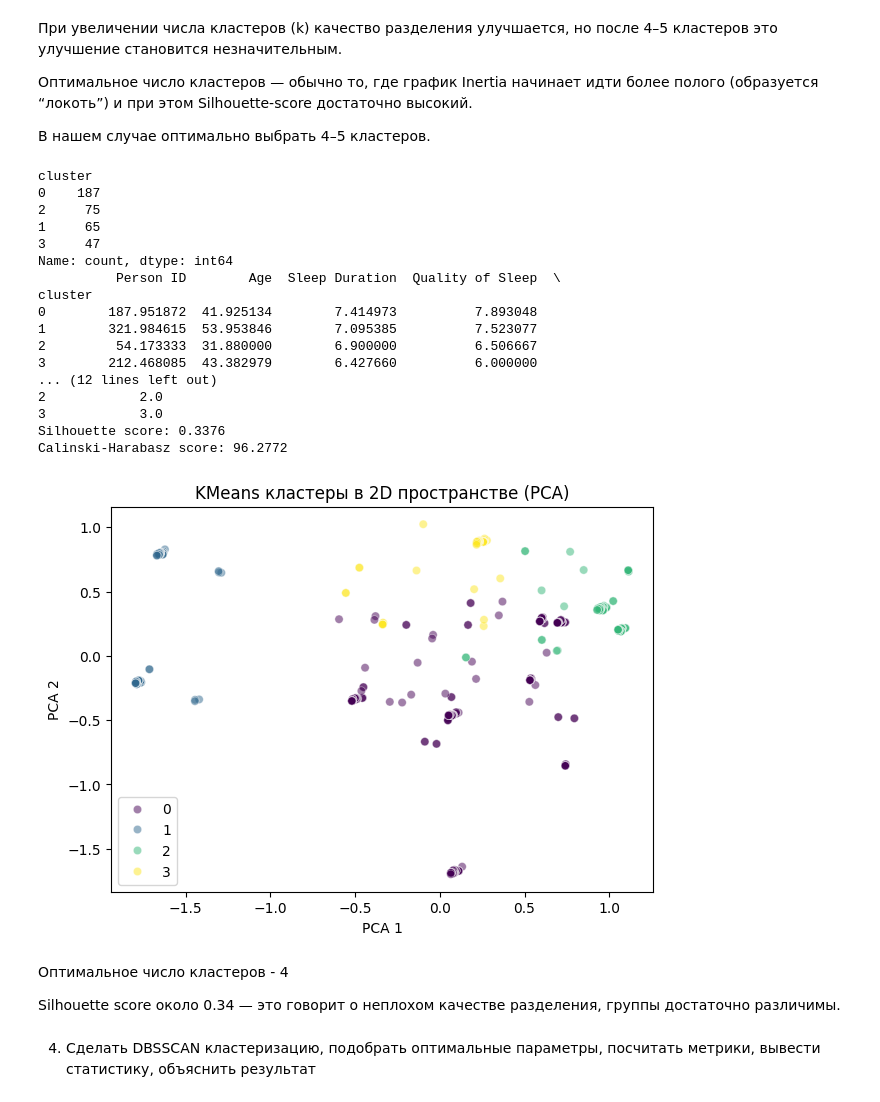
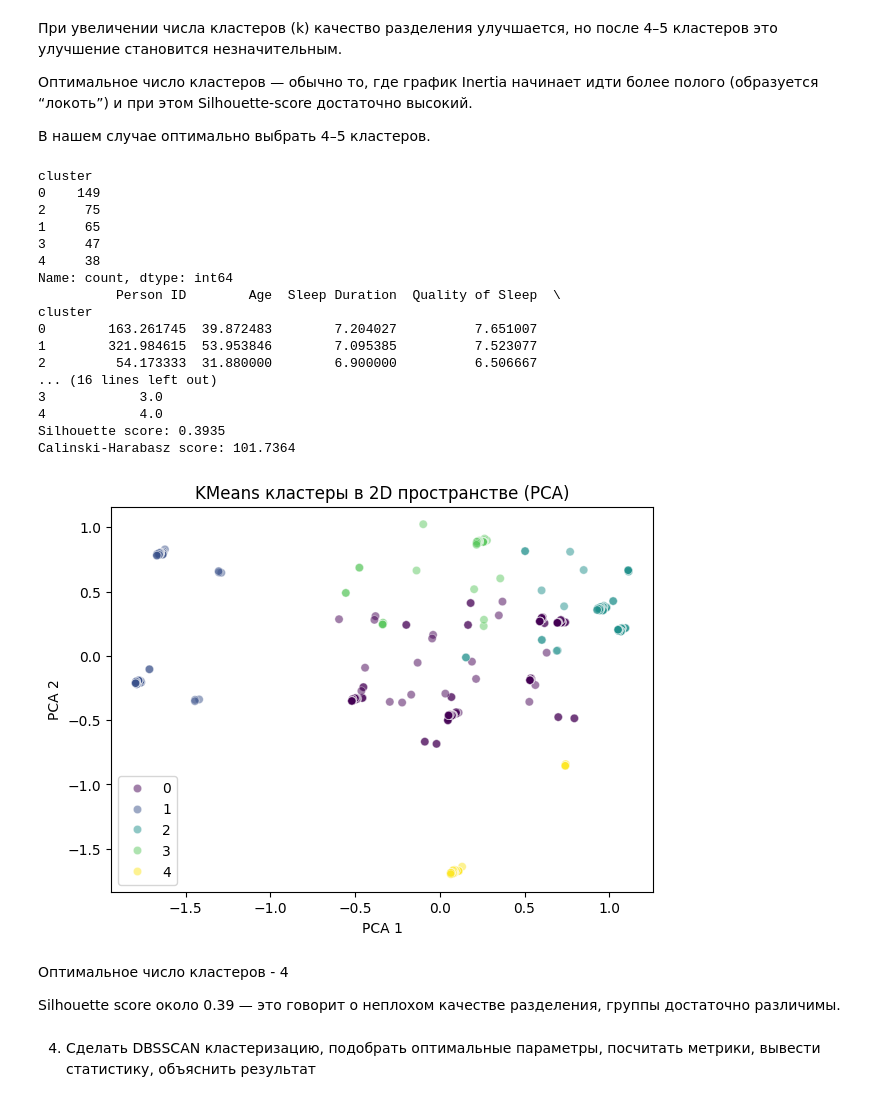
Before and after one commit to EmptyGod1/Mashine_Learning, a Jupyter notebook: Практика 4.ipynb, the cells around one changed output. Saved outputs shown, nothing was run; the diff lists cells and outputs as text; code cells hidden in the pictures.

```diff
--- a/Практика 4.ipynb
+++ b/Практика 4.ipynb
@@ -208,8 +208,8 @@ plt.show()
 
 В нашем случае оптимально выбрать 4–5 кластеров.
 # %%
-# 1. Кластеризация (например, k=3)
-k = 4
+# 1. Кластеризация
+k = 5
 kmeans = KMeans(n_clusters=k, random_state=42)
 clusters = kmeans.fit_predict(df_encoded)
 
@@ -220,45 +220,45 @@ df_not_processed['cluster'] = clusters
 numeric_cols = df_not_processed.select_dtypes(include=['number']).columns
 print(df_not_processed['cluster'].value_counts())
 print(df_not_processed.groupby('cluster')[numeric_cols].mean())
 
 # 4. Метрики кластеризации
 silhouette = silhouette_score(df_encoded, clusters)
 calinski = calinski_harabasz_score(df_encoded, clusters)
 print(f'Silhouette score: {silhouette:.4f}')
 print(f'Calinski-Harabasz score: {calinski:.4f}')
 
 # 5. Визуализация (проекции на две главные компоненты)
 pca = PCA(n_components=2)
 df_pca = pca.fit_transform(df_encoded)
 plt.figure(figsize=(7,5))
 sns.scatterplot(x=df_pca[:,0], y=df_pca[:,1], hue=clusters, palette='viridis', alpha=0.5)
 plt.title('KMeans кластеры в 2D пространстве (PCA)')
 plt.xlabel('PCA 1')
 plt.ylabel('PCA 2')
 plt.show()
 # %% [output]
 cluster
-0    187
+0    149
 2     75
 1     65
 3     47
+4     38
 Name: count, dtype: int64
           Person ID        Age  Sleep Duration  Quality of Sleep  \
 cluster
-0        187.951872  41.925134        7.414973          7.893048
+0        163.261745  39.872483        7.204027          7.651007
 1        321.984615  53.953846        7.095385          7.523077
 2         54.173333  31.880000        6.900000          6.506667
-3        212.468085  43.382979        6.427660          6.000000
-... (12 lines left out)
-2            2.0
+... (16 lines left out)
 3            3.0
-Silhouette score: 0.3376
-Calinski-Harabasz score: 96.2772
+4            4.0
+Silhouette score: 0.3935
+Calinski-Harabasz score: 101.7364
-[figure, old version]
+[figure, new version]
 # %% [markdown]
 Оптимальное число кластеров - 4
 
-Silhouette score около 0.34 — это говорит о неплохом качестве разделения, группы достаточно различимы.
+Silhouette score около 0.39 — это говорит о неплохом качестве разделения, группы достаточно различимы.
 # %% [markdown]
 4. Сделать DBSSCAN кластеризацию, подобрать оптимальные параметры, посчитать метрики, вывести статистику, объяснить результат
 # %%
```
Also changed, not shown: parts of 1 cell of this notebook.
